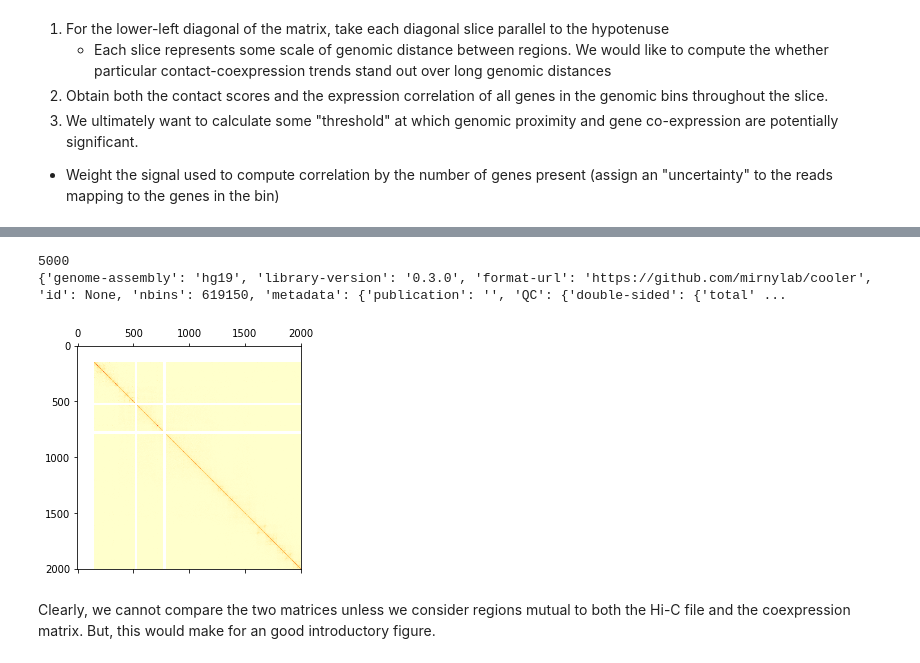
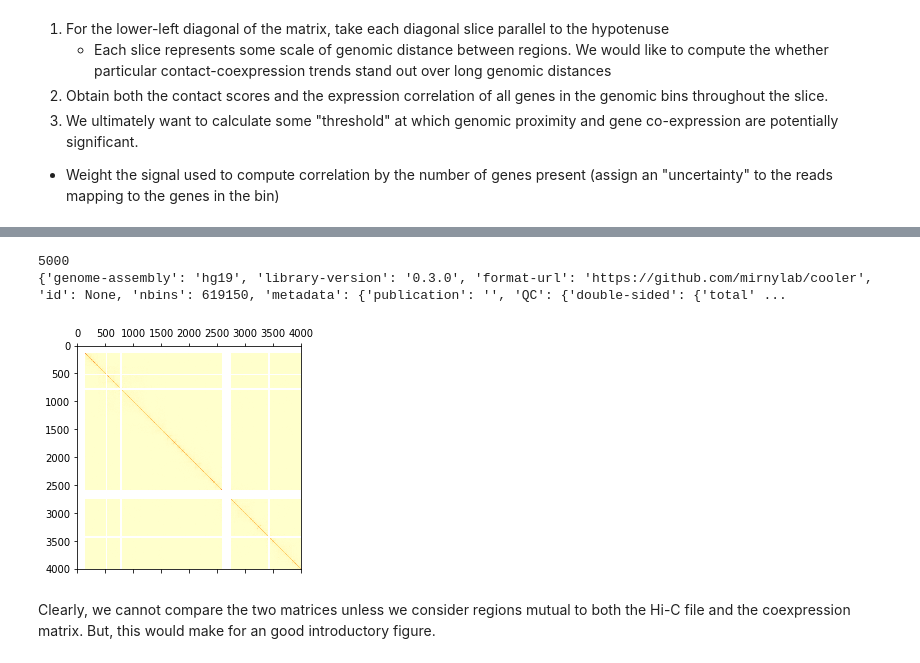
Before and after one commit to vinayakvsv/biophysics170_finalproject, a Jupyter notebook: cellranger_Bcell_scrnaseq.ipynb, the cells around one changed output, grey strips where cells are left out. Saved outputs shown, nothing was run; the diff lists cells and outputs as text; code cells hidden in the pictures.

```diff
--- a/cellranger_Bcell_scrnaseq.ipynb
+++ b/cellranger_Bcell_scrnaseq.ipynb
@@ -604,15 +724,15 @@ plt.show()
 # %%
 # ctest_hic = cooler.Cooler("../data/coolfiles/GSM2644945_Untreated-R1.20000.cool")
 ctest_hic = cooler.Cooler("./hic_data/Rao2014-GM12878-MboI-allreps-filtered.5kb.cool")
 print(ctest_hic.info['bin-size'])
 #balance_weights = cooler.ice
 print(ctest_hic.info)
-mat_hic_untreated = ctest_hic.matrix(balance=True).fetch('chr1:1-10,000,000')
+mat_hic_untreated = ctest_hic.matrix(balance=True).fetch('chr1:1-20,000,000')
 plt.matshow(mat_hic_untreated, cmap='YlOrRd')
 plt.show()
 # %% [output]
 5000
 {'genome-assembly': 'hg19', 'library-version': '0.3.0', 'format-url': 'https://github.com/mirnylab/cooler', 'id': None, 'nbins': 619150, 'metadata': {'publication': '', 'QC': {'double-sided': {'total' ...
-[figure, old version]
+[figure, new version]
 # %% [markdown]
 Clearly, we cannot compare the two matrices unless we consider regions mutual to both the Hi-C file and the coexpression matrix. But, this would make for an good introductory figure.
```
Also changed, not shown: parts of 30 cells of this notebook, 3 other files.
